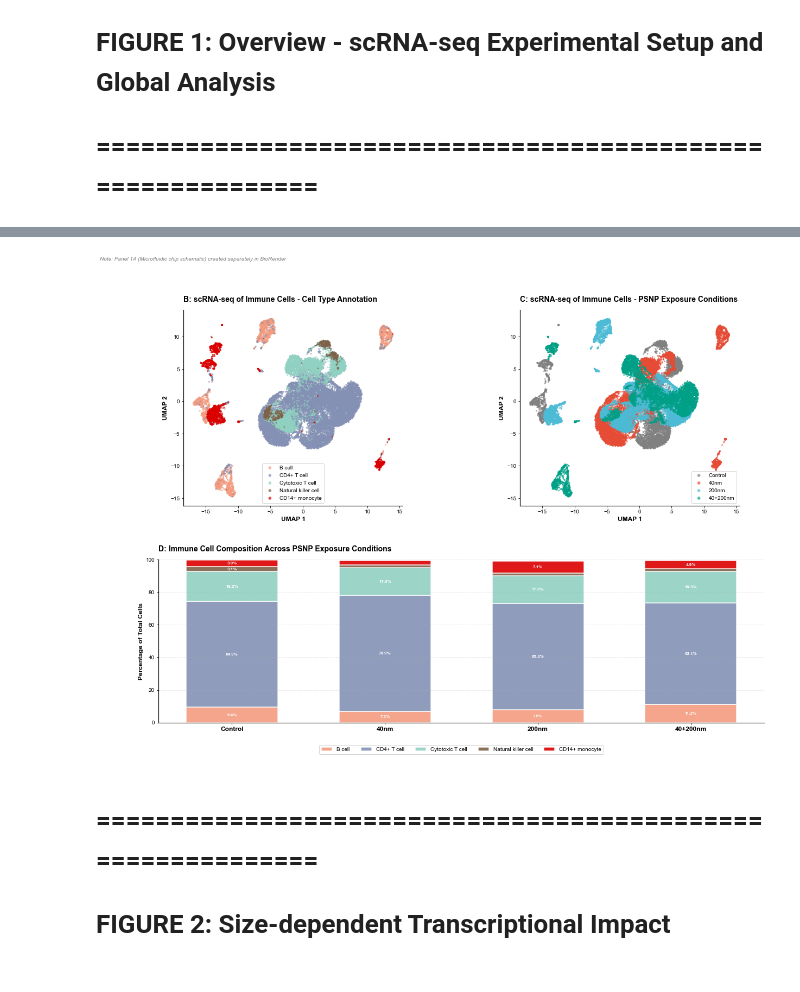
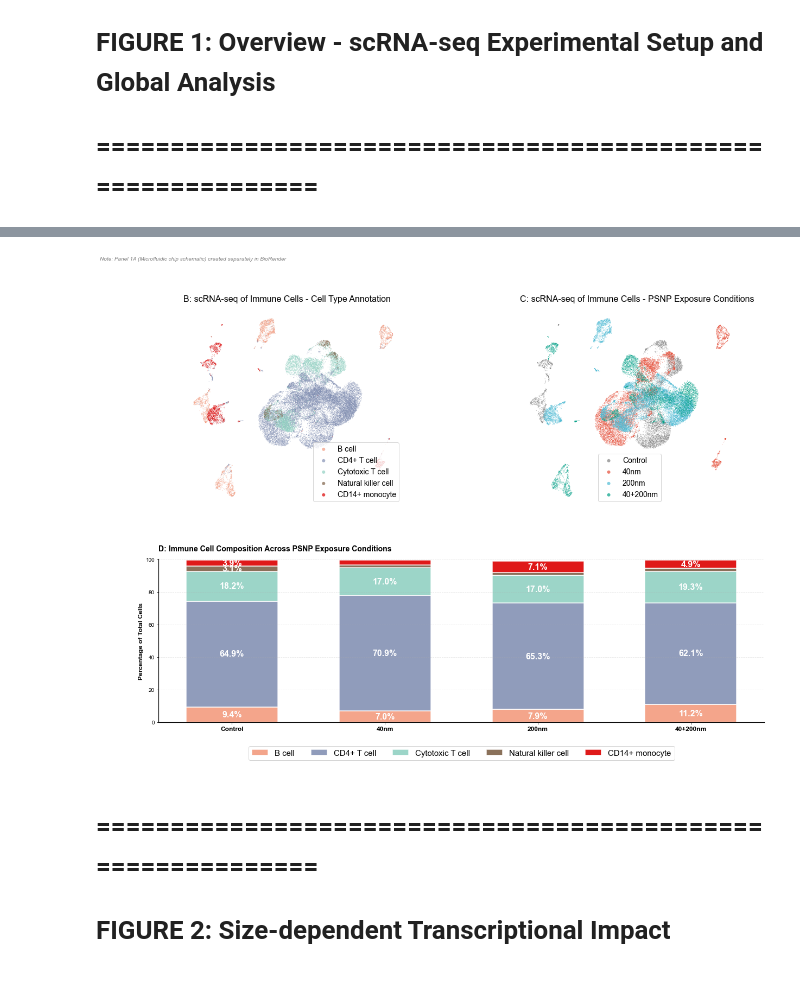
Before and after one commit to vladimirkovacevic/nano, a Jupyter notebook: notebooks/nano_figures.ipynb, the cells around one changed output, grey strips where cells are left out. Drawn from its saved outputs; the diff is of its cells as text; code cells hidden in the pictures.

```diff
--- a/notebooks/nano_figures.ipynb
+++ b/notebooks/nano_figures.ipynb
@@ -185,7 +185,7 @@ logger.info("Creating Figure 1 (Overview)...")
 import scanpy as sc
 
 # Load AnnData object
-adata_paths = [Path('../data/merged_codi.h5ad'), Path('./merged_umap.h5ad'), Path('./merged.h5ad')]
+adata_paths = [Path('../data/merged.h5ad')]
 adata = None
 for path in adata_paths:
     if path.exists():
@@ -219,15 +219,19 @@ for ct in CELL_TYPE_ORDER:
     mask = adata.obs[cell_type_col] == ct
     if mask.sum() > 0:
         ax_1b.scatter(umap_coords[mask, 0], umap_coords[mask, 1],
-                     c=CELL_TYPE_COLORS[ct], label=ct, s=8, alpha=0.7, edgecolors='none', rasterized=True)
+                     c=CELL_TYPE_COLORS[ct], label=ct, s=1, alpha=0.7, edgecolors='none', rasterized=True)
 
-ax_1b.set_xlabel('UMAP 1', fontsize=12, fontweight='bold')
-ax_1b.set_ylabel('UMAP 2', fontsize=12, fontweight='bold')
+ax_1b.set_xlabel(None)
+ax_1b.set_ylabel(None)
+ax_1b.tick_params(axis='both', which='both', length=0, labelbottom=False, labelleft=False)
+
 ax_1b.set_title('B: scRNA-seq of Immune Cells - Cell Type Annotation',
-               fontsize=14, fontweight='bold', loc='left', pad=15)
-ax_1b.legend(frameon=True, fontsize=10, loc='best', markerscale=2)
+               fontsize=16, loc='left', pad=15)
+ax_1b.legend(frameon=True, fontsize=14, loc='best', markerscale=6)
 ax_1b.spines['top'].set_visible(False)
 ax_1b.spines['right'].set_visible(False)
+ax_1b.spines['bottom'].set_visible(False)
+ax_1b.spines['left'].set_visible(False)
 ax_1b.set_aspect('equal', 'box')
 
 # Panel 1C: UMAP by condition
@@ -241,15 +245,19 @@ for sample in ['sample_4', 'sample_1', 'sample_2', 'sample_3']:
         color = SAMPLE_COLORS[sample]
         if mask.sum() > 0:
             ax_1c.scatter(umap_coords[mask, 0], umap_coords[mask, 1],
-                         c=color, label=condition, s=8, alpha=0.7, edgecolors='none', rasterized=True)
+                         c=color, label=condition, s=1, alpha=0.7, edgecolors='none', rasterized=True)
 
-ax_1c.set_xlabel('UMAP 1', fontsize=12, fontweight='bold')
-ax_1c.set_ylabel('UMAP 2', fontsize=12, fontweight='bold')
+ax_1c.set_xlabel(None)
+ax_1c.set_ylabel(None)
+ax_1c.tick_params(axis='both', which='both', length=0, labelbottom=False, labelleft=False)
+
 ax_1c.set_title('C: scRNA-seq of Immune Cells - PSNP Exposure Conditions',
-               fontsize=14, fontweight='bold', loc='left', pad=15)
-ax_1c.legend(frameon=True, fontsize=10, loc='best', markerscale=2)
+               fontsize=16, loc='left', pad=15)
+ax_1c.legend(frameon=True, fontsize=14, loc='best', markerscale=6)
 ax_1c.spines['top'].set_visible(False)
 ax_1c.spines['right'].set_visible(False)
+ax_1c.spines['bottom'].set_visible(False)
+ax_1c.spines['left'].set_visible(False)
 ax_1c.set_aspect('equal', 'box')
 
 # Panel 1D: Cell composition
@@ -281,7 +289,7 @@ for ct in CELL_TYPE_ORDER:
 
     for i, height in enumerate(heights):
         if height > 3:
-            ax_1d.text(x[i], bottom[i] + height/2, f'{height:.1f}%', ha='center', va='center', fontsize=8, fontweight='bold', color='white')
+            ax_1d.text(x[i], bottom[i] + height/2, f'{height:.1f}%', ha='center', va='center', fontsize=16, fontweight='bold', color='white')
     bottom += heights
 
 ax_1d.set_xticks(x)
@@ -290,7 +298,7 @@ ax_1d.set_ylabel('Percentage of Total Cells', fontweight='bold', fontsize=12)
 ax_1d.set_ylim(0, 100)
 ax_1d.set_title('D: Immune Cell Composition Across PSNP Exposure Conditions',
                fontsize=14, fontweight='bold', loc='left', pad=15)
-ax_1d.legend(frameon=True, fontsize=10, ncol=5, loc='upper center', bbox_to_anchor=(0.5, -0.12))
+ax_1d.legend(frameon=True, fontsize=15, ncol=5, loc='upper center', bbox_to_anchor=(0.5, -0.12))
 ax_1d.spines['top'].set_visible(False)
 ax_1d.spines['right'].set_visible(False)
 ax_1d.grid(axis='y', alpha=0.3, linestyle='--')
@@ -310,4 +318,4 @@ logger.info("✓ Figure 1 complete\n")
-[figure, old version]
+[figure, new version]
 # %% [markdown]
 # ============================================================
 # FIGURE 2: Size-dependent Transcriptional Impact
```
Also changed, not shown: parts of 5 cells of this notebook.
